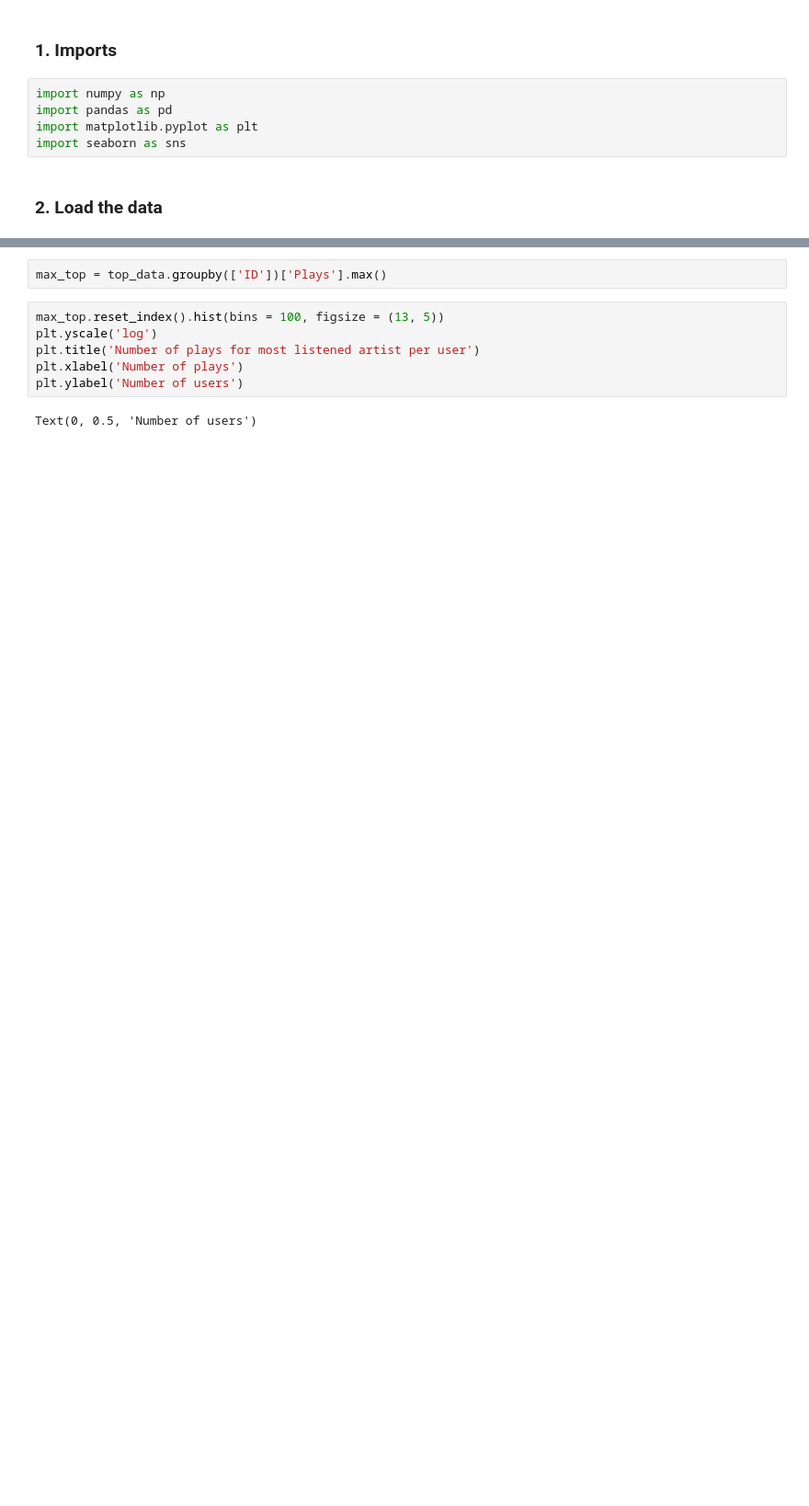
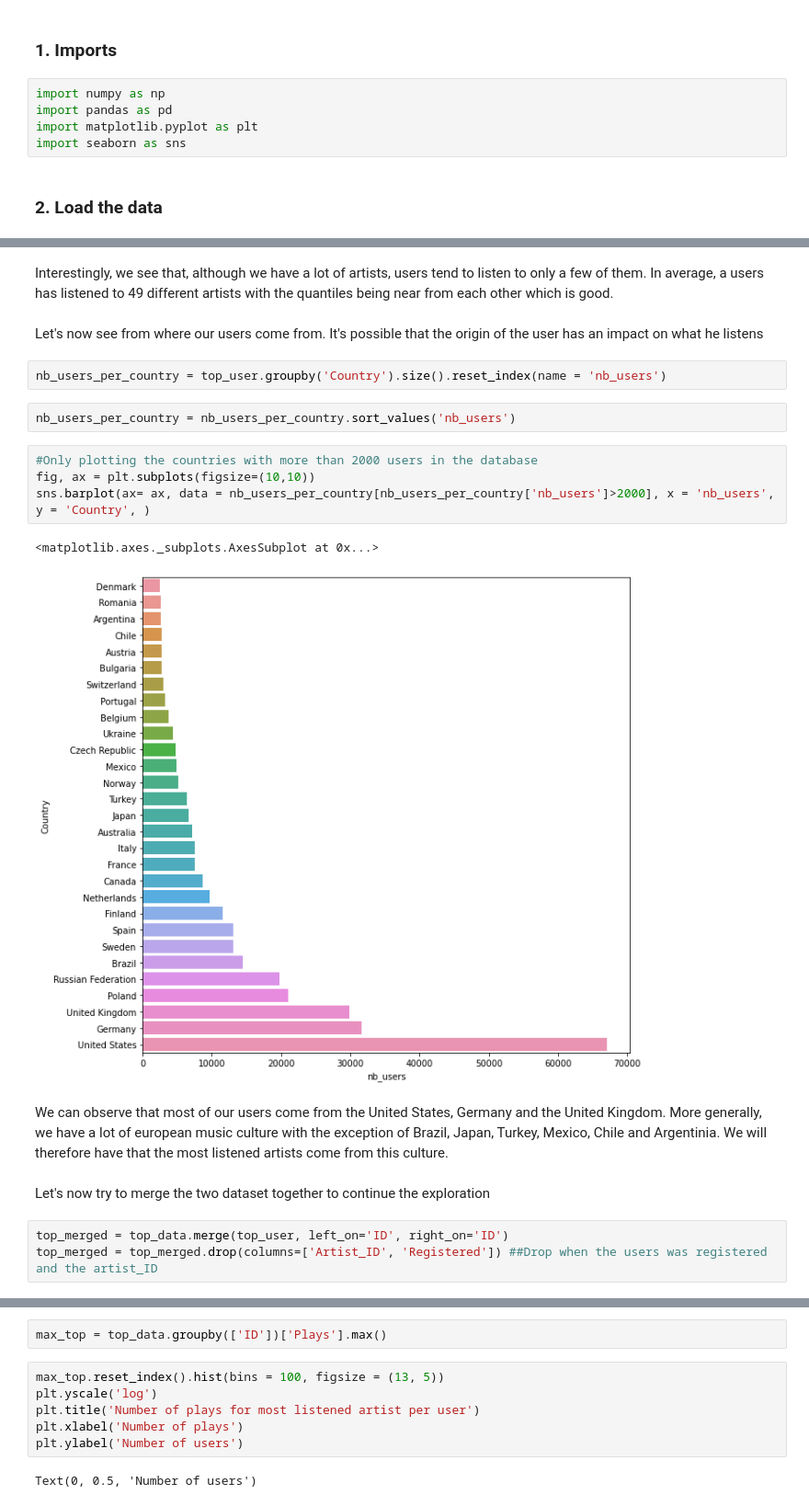
Before and after one commit to Caotick/mlbd-project, a Jupyter notebook: mlbd_project.ipynb, the cells around one changed output, grey strips where cells are left out. Shown at 92% size. Cells and saved outputs as stored; diff of their text form; blank space fills up the shorter version.

```diff
--- a/mlbd_project.ipynb
+++ b/mlbd_project.ipynb
@@ -202,0 +181,22 @@ We can observe that most people did not listen to the same song for more than 20
+# %% [markdown]
+Interestingly, we see that, although we have a lot of artists, users tend to listen to only a few of them. In average, a users has listened to 49 different artists with the quantiles being near from each other which is good.
+# %% [markdown]
+Let's now see from where our users come from. It's possible that the origin of the user has an impact on what he listens
+# %%
+nb_users_per_country = top_user.groupby('Country').size().reset_index(name = 'nb_users')
+# %%
+nb_users_per_country = nb_users_per_country.sort_values('nb_users')
+# %%
+#Only plotting the countries with more than 2000 users in the database
+fig, ax = plt.subplots(figsize=(10,10))
+sns.barplot(ax= ax, data = nb_users_per_country[nb_users_per_country['nb_users']>2000], x = 'nb_users', y = 'Country', )
+# %% [output]
+<matplotlib.axes._subplots.AxesSubplot at 0x...>
+[figure, added]
+# %% [markdown]
+We can observe that most of our users come from the United States, Germany and the United Kingdom. More generally, we have a lot of european music culture with the exception of Brazil, Japan, Turkey, Mexico, Chile and Argentinia. We will therefore have that the most listened artists come from this culture.
+# %% [markdown]
+Let's now try to merge the two dataset together to continue the exploration
+# %%
+top_merged = top_data.merge(top_user, left_on='ID', right_on='ID')
+top_merged = top_merged.drop(columns=['Artist_ID', 'Registered']) ##Drop when the users was registered and the artist_ID
```
Also changed, not shown: parts of 137 cells of this notebook.
